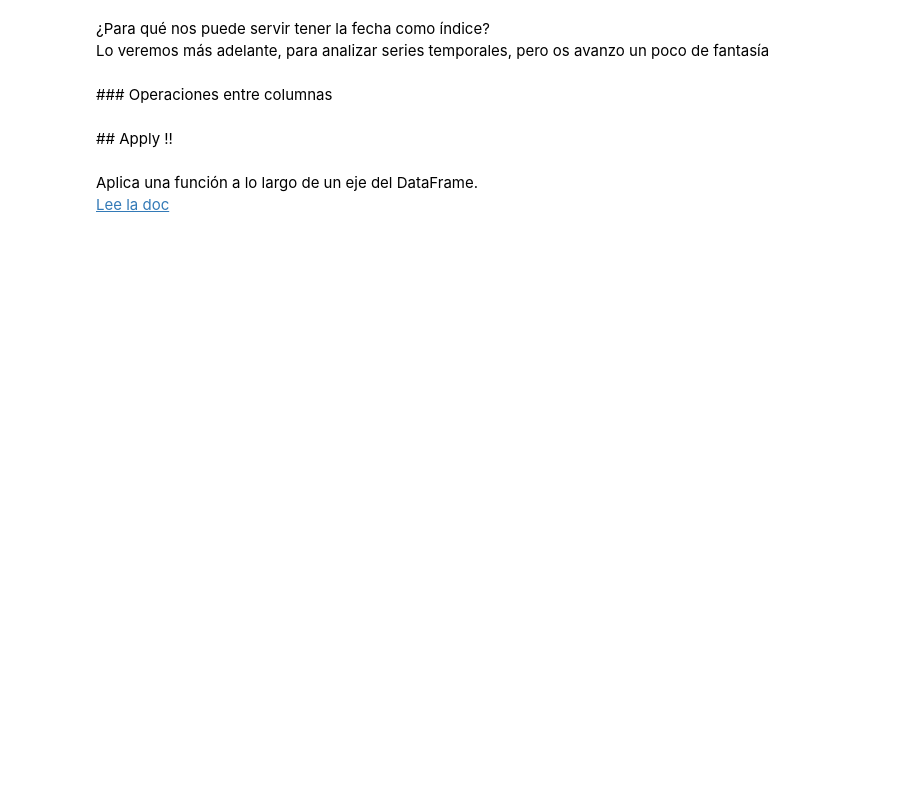
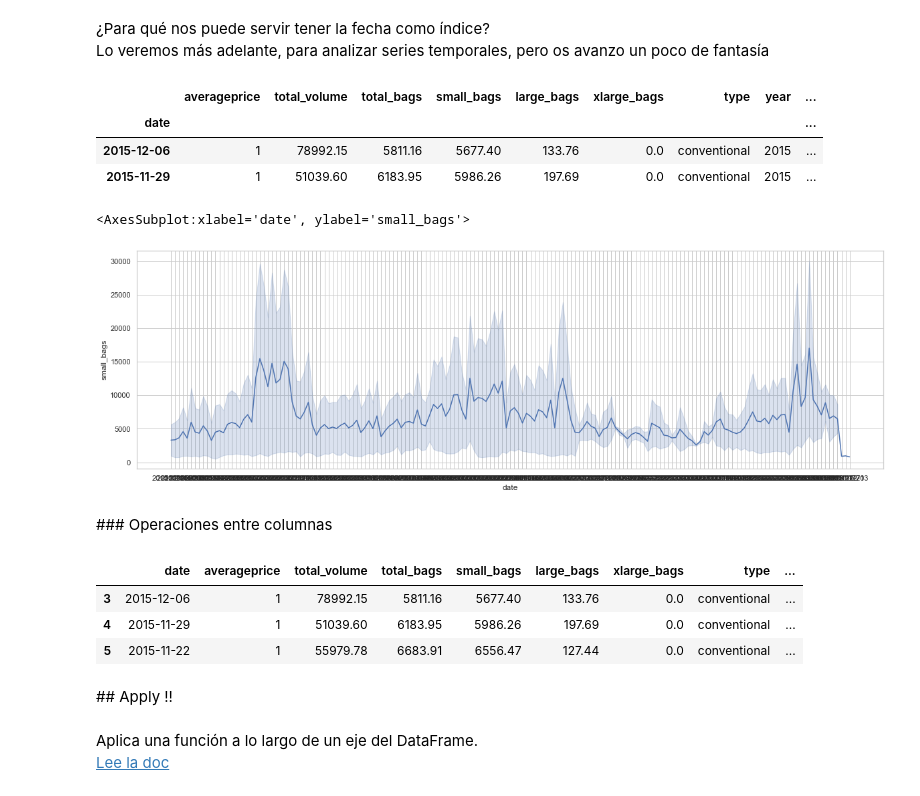
Before and after one commit to Ironhack-Data-Madrid-Octubre-2021/apuntes_clase, a Jupyter notebook: semana_02/3-pandas.ipynb, the cells around one changed output. Saved outputs shown, nothing was run; the diff lists cells and outputs as text; code cells hidden in the pictures; blank space fills up the shorter version.

```diff
--- a/semana_02/3-pandas.ipynb
+++ b/semana_02/3-pandas.ipynb
@@ -314,3 +1070,4 @@ Requiere una lista con el mismo número de columnas
 ### Borramos filas
 # %%
 # Axis 0 siempre filas
+df.drop([0,1,2], axis=0, inplace=True)
@@ -326,2 +1125,5 @@ Leemos la [documentación](https://pandas.pydata.org/pandas-docs/stable/referenc
 # %% [markdown]
 #### SET_INDEX
+# %%
+df_date = df.set_index("date")
+df_date.head()
@@ -333,7 +1162,33 @@ df2.head()
+# %%
+import seaborn as sns
+sns.set_context("poster")
+sns.set(rc={'figure.figsize': (20.,6.)})
+sns.set_style('whitegrid')
+# %%
+df_filtro = df_date[df_date.region == "Albany"]
+df_filtro.head(2)
+# %% [output]
+|  | averageprice | total_volume | total_bags | small_bags | large_bags | xlarge_bags | type | year | ... |
+| date |  |  |  |  |  |  |  |  | ... |
+| 2015-12-06 | 1 | 78992.15 | 5811.16 | 5677.40 | 133.76 | 0.0 | conventional | 2015 | ... |
+| 2015-11-29 | 1 | 51039.60 | 6183.95 | 5986.26 | 197.69 | 0.0 | conventional | 2015 | ... |
+# %%
+sns.lineplot(data=df_filtro, x=df_filtro.index, y=df_filtro.small_bags)
+# %% [output]
+<AxesSubplot:xlabel='date', ylabel='small_bags'>
+[figure, added]
 # %% [markdown]
 ### Operaciones entre columnas
 # %%
 # Para generar una columna nueva solo tengo que ponerle un nombreS
+# %%
+df["nueva"] = df.large_bags * df.small_bags
+df.head(3)
+# %% [output]
+|  | date | averageprice | total_volume | total_bags | small_bags | large_bags | xlarge_bags | type | ... |
+| 3 | 2015-12-06 | 1 | 78992.15 | 5811.16 | 5677.40 | 133.76 | 0.0 | conventional | ... |
+| 4 | 2015-11-29 | 1 | 51039.60 | 6183.95 | 5986.26 | 197.69 | 0.0 | conventional | ... |
+| 5 | 2015-11-22 | 1 | 55979.78 | 6683.91 | 6556.47 | 127.44 | 0.0 | conventional | ... |
 # %% [markdown]
 ## Apply !!
 # %% [markdown]
```
Also changed, not shown: parts of 183 cells of this notebook.
